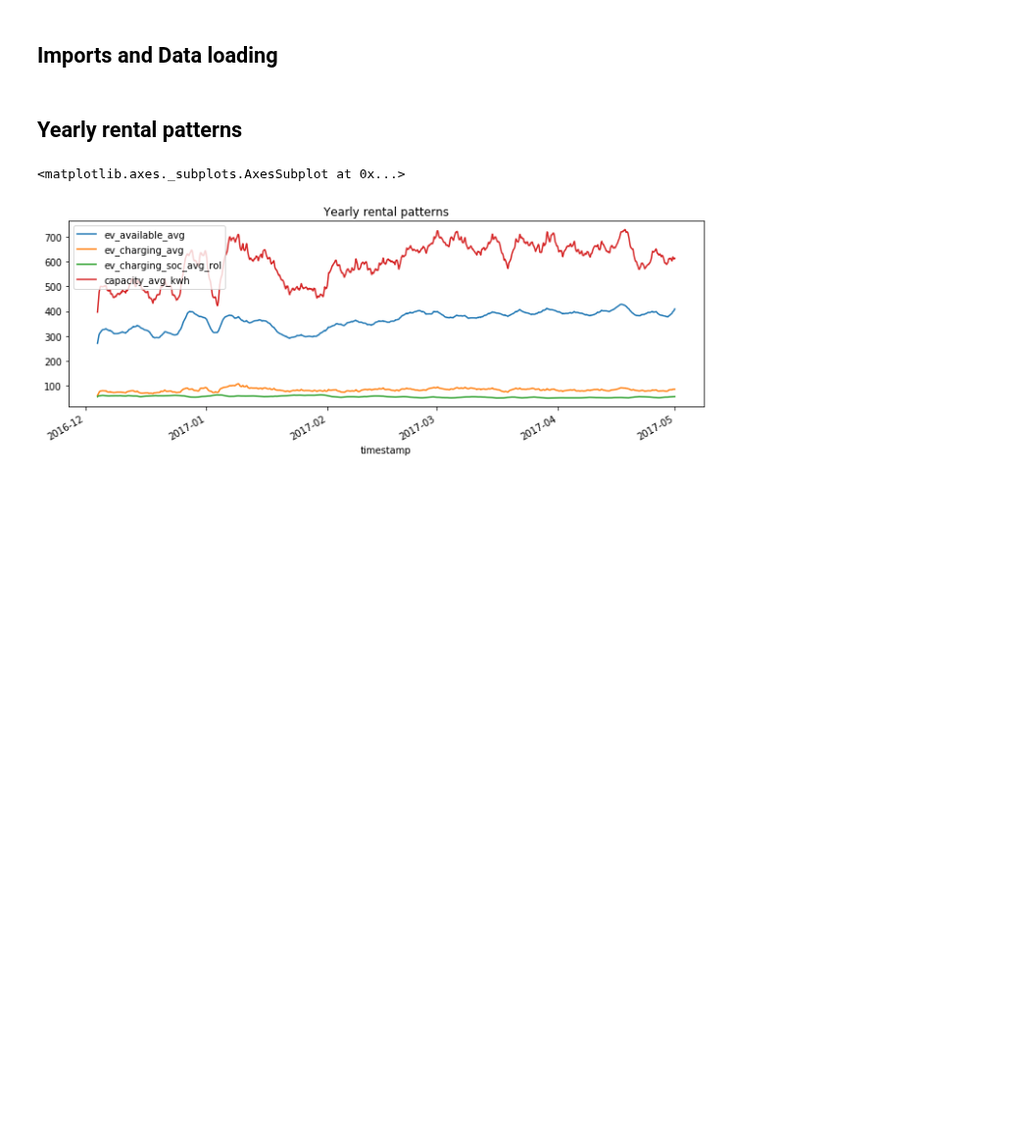
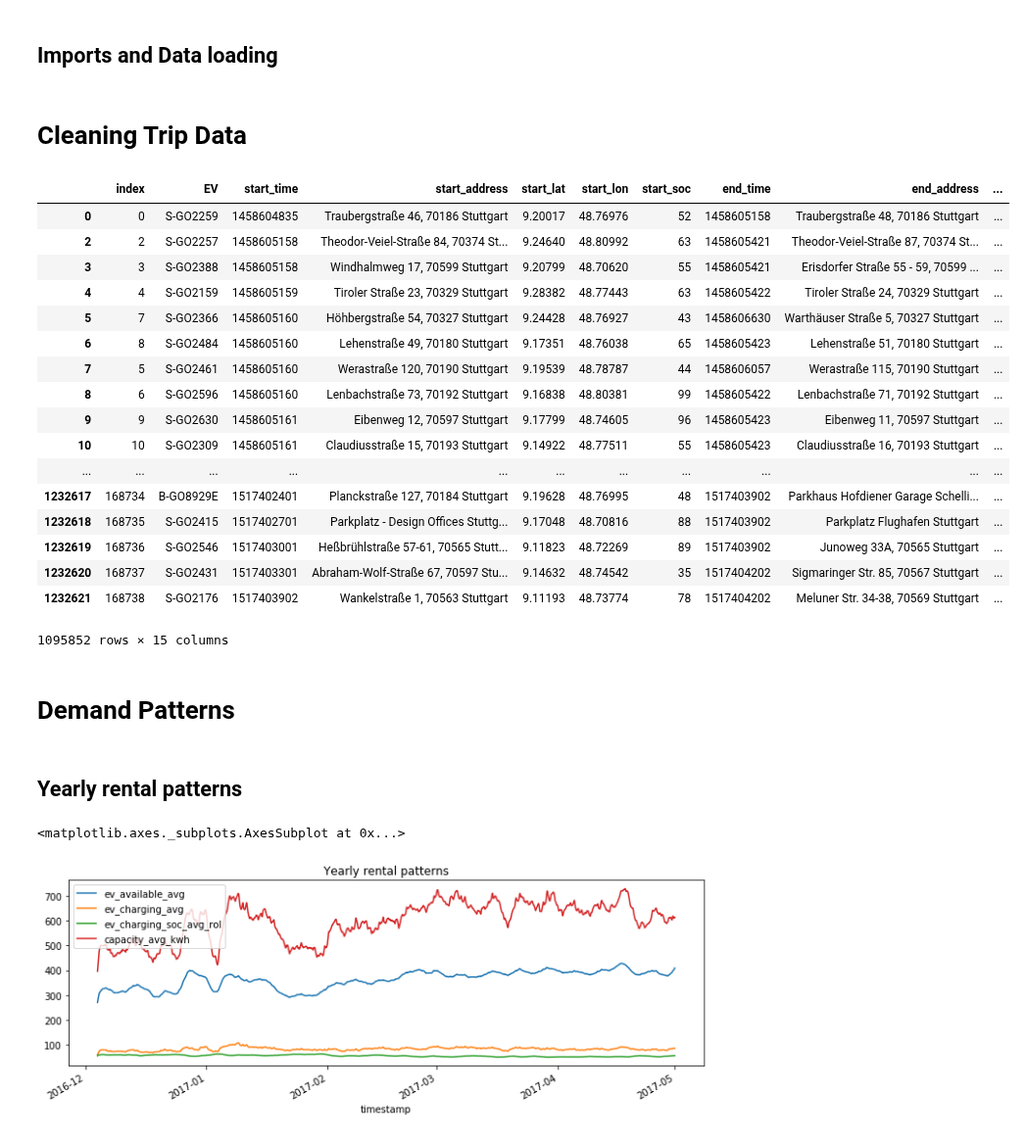
Before and after one commit to indyfree/FleetSim, a Jupyter notebook: notebooks/02-Car2Go.ipynb, the cells around one changed output. Shown at 98% size. Cells and saved outputs as stored; diff of their text form; code cells hidden in the pictures; blank space fills up the shorter version.

```diff
--- a/notebooks/02-Car2Go.ipynb
+++ b/notebooks/02-Car2Go.ipynb
@@ -17,6 +17,33 @@ import numpy as np
 import pandas as pd
 
 from vppsim.data import load_car2go_demand
+# %% [markdown]
+# Cleaning Trip Data
+# %%
+trips = pd.read_pickle("../data/processed/trips_big.pkl")
+# %%
+trips[trips['trip_distance'].notna()]
+# %% [output]
+|  | index | EV | start_time | start_address | start_lat | start_lon | start_soc | end_time | end_address | ... |
+| 0 | 0 | S-GO2259 | 1458604835 | Traubergstraße 46, 70186 Stuttgart | 9.20017 | 48.76976 | 52 | 1458605158 | Traubergstraße 48, 70186 Stuttgart | ... |
+| 2 | 2 | S-GO2257 | 1458605158 | Theodor-Veiel-Straße 84, 70374 St... | 9.24640 | 48.80992 | 63 | 1458605421 | Theodor-Veiel-Straße 87, 70374 St... | ... |
+| 3 | 3 | S-GO2388 | 1458605158 | Windhalmweg 17, 70599 Stuttgart | 9.20799 | 48.70620 | 55 | 1458605421 | Erisdorfer Straße 55 - 59, 70599 ... | ... |
+| 4 | 4 | S-GO2159 | 1458605159 | Tiroler Straße 23, 70329 Stuttgart | 9.28382 | 48.77443 | 63 | 1458605422 | Tiroler Straße 24, 70329 Stuttgart | ... |
+| 5 | 7 | S-GO2366 | 1458605160 | Höhbergstraße 54, 70327 Stuttgart | 9.24428 | 48.76927 | 43 | 1458606630 | Warthäuser Straße 5, 70327 Stuttgart | ... |
+| 6 | 8 | S-GO2484 | 1458605160 | Lehenstraße 49, 70180 Stuttgart | 9.17351 | 48.76038 | 65 | 1458605423 | Lehenstraße 51, 70180 Stuttgart | ... |
+| 7 | 5 | S-GO2461 | 1458605160 | Werastraße 120, 70190 Stuttgart | 9.19539 | 48.78787 | 44 | 1458606057 | Werastraße 115, 70190 Stuttgart | ... |
+| 8 | 6 | S-GO2596 | 1458605160 | Lenbachstraße 73, 70192 Stuttgart | 9.16838 | 48.80381 | 99 | 1458605422 | Lenbachstraße 71, 70192 Stuttgart | ... |
+| 9 | 9 | S-GO2630 | 1458605161 | Eibenweg 12, 70597 Stuttgart | 9.17799 | 48.74605 | 96 | 1458605423 | Eibenweg 11, 70597 Stuttgart | ... |
+| 10 | 10 | S-GO2309 | 1458605161 | Claudiusstraße 15, 70193 Stuttgart | 9.14922 | 48.77511 | 55 | 1458605423 | Claudiusstraße 16, 70193 Stuttgart | ... |
+| ... | ... | ... | ... | ... | ... | ... | ... | ... | ... | ... |
+| 1232617 | 168734 | B-GO8929E | 1517402401 | Planckstraße 127, 70184 Stuttgart | 9.19628 | 48.76995 | 48 | 1517403902 | Parkhaus Hofdiener Garage Schelli... | ... |
+| 1232618 | 168735 | S-GO2415 | 1517402701 | Parkplatz - Design Offices Stuttg... | 9.17048 | 48.70816 | 88 | 1517403902 | Parkplatz Flughafen Stuttgart | ... |
+| 1232619 | 168736 | S-GO2546 | 1517403001 | Heßbrühlstraße 57-61, 70565 Stutt... | 9.11823 | 48.72269 | 89 | 1517403902 | Junoweg 33A, 70565 Stuttgart | ... |
+| 1232620 | 168737 | S-GO2431 | 1517403301 | Abraham-Wolf-Straße 67, 70597 Stu... | 9.14632 | 48.74542 | 35 | 1517404202 | Sigmaringer Str. 85, 70567 Stuttgart | ... |
+| 1232621 | 168738 | S-GO2176 | 1517403902 | Wankelstraße 1, 70563 Stuttgart | 9.11193 | 48.73774 | 78 | 1517404202 | Meluner Str. 34-38, 70569 Stuttgart | ... |
+1095852 rows × 15 columns
+# %% [markdown]
+# Demand Patterns
 # %%
 df = load_car2go_demand()
 # %%
```
Also changed, not shown: parts of 1 cell of this notebook, 1 other file.
